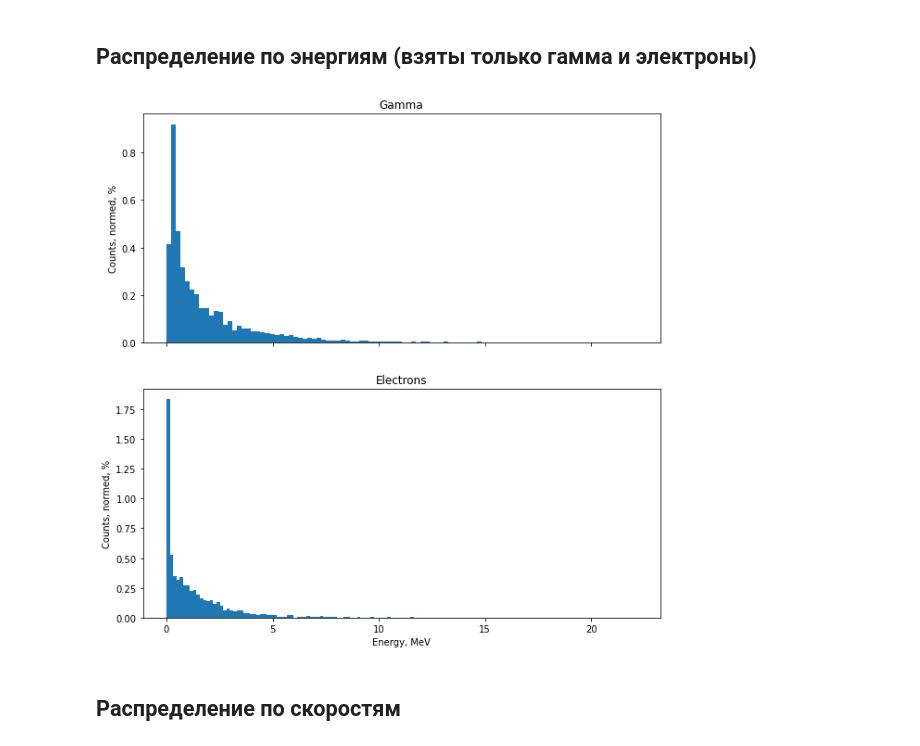
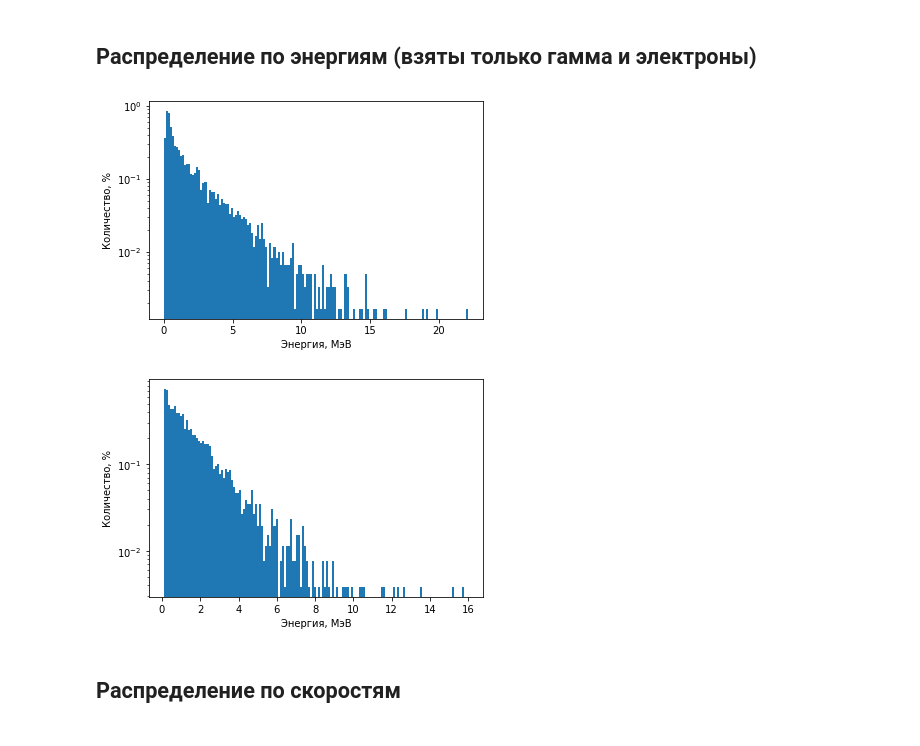
Before and after one commit to annndruha/Distribution-of-secondary-particles-in-tissue-equivalent-materials, a Jupyter notebook: model_cube/StatsCalculator.ipynb, the cells around one changed output. Cells and saved outputs as stored; diff of their text form; code cells hidden in the pictures.

```diff
--- a/model_cube/StatsCalculator.ipynb
+++ b/model_cube/StatsCalculator.ipynb
@@ -124,17 +121,21 @@ center_e = center[center['name'] == 'e-']
 # %%
-fig, axs = plt.subplots(2, 1, figsize=(10, 10), sharex=True)
-
-axs[0].hist(center_gamma['E'], bins=100, density=True)
-axs[0].set_title('Gamma')
-axs[0].set_ylabel('Counts, normed, %')
-
-axs[1].hist(center_e['E'], bins=100, density=True)
-axs[1].set_title('Electrons')
-axs[1].set_ylabel('Counts, normed, %')
-axs[1].set_xlabel('Energy, MeV')
+center_gamma = center[center['name'] == 'gamma']
+plt.hist(center_gamma['E'], bins=150, density=True)
+plt.yscale("log")
+plt.ylabel('Количество, %')
+plt.xlabel('Энергия, МэВ')
 plt.show()
 # %% [output]
-[figure, old version]
+[figure, new version]
+# %%
+center_e = center[center['name'] == 'e-']
+plt.hist(center_e['E'], bins=150, density=True, range=(0.1, 16))
+plt.yscale("log")
+plt.ylabel('Количество, %')
+plt.xlabel('Энергия, МэВ')
+plt.show()
+# %% [output]
+[figure, added]
 # %% [markdown]
 ## Распределение по скоростям
 # %%
```
Also changed, not shown: parts of 3 cells of this notebook, 4 other files.
